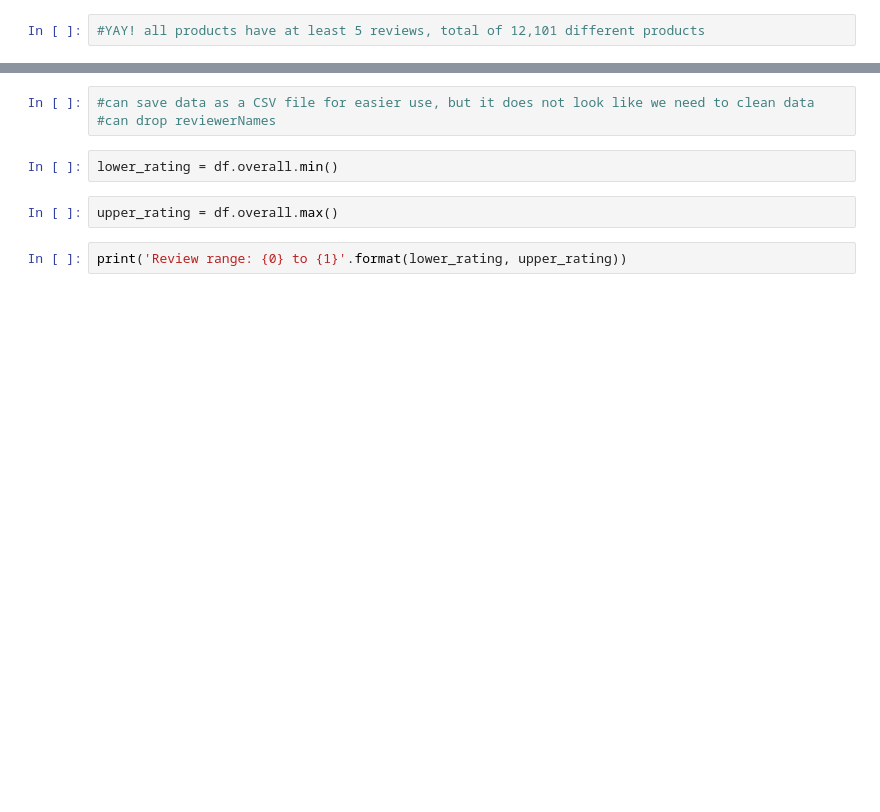
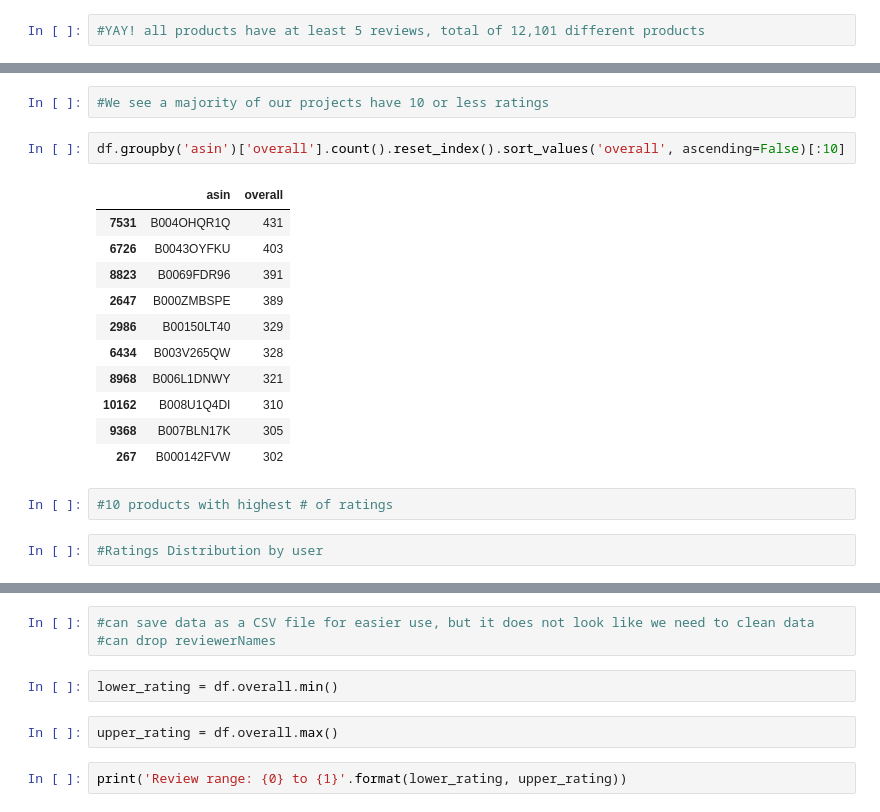
Before and after one commit to zander1268/Recommendation-Systems, a Jupyter notebook: jillian_notebook.ipynb, the cells around one changed output, grey strips where cells are left out. Drawn from its saved outputs; the diff is of its cells as text; blank space fills up the shorter version.

```diff
--- a/jillian_notebook.ipynb
+++ b/jillian_notebook.ipynb
@@ -100,0 +145,20 @@ Name: asin, Length: 12101, dtype: int64
+# %%
+#We see a majority of our projects have 10 or less ratings
+# %%
+df.groupby('asin')['overall'].count().reset_index().sort_values('overall', ascending=False)[:10]
+# %% [output]
+|  | asin | overall |
+| 7531 | B004OHQR1Q | 431 |
+| 6726 | B0043OYFKU | 403 |
+| 8823 | B0069FDR96 | 391 |
+| 2647 | B000ZMBSPE | 389 |
+| 2986 | B00150LT40 | 329 |
+| 6434 | B003V265QW | 328 |
+| 8968 | B006L1DNWY | 321 |
+| 10162 | B008U1Q4DI | 310 |
+| 9368 | B007BLN17K | 305 |
+| 267 | B000142FVW | 302 |
+# %%
+#10 products with highest # of ratings
+# %%
+#Ratings Distribution by user
```
Also changed, not shown: parts of 37 cells of this notebook.
